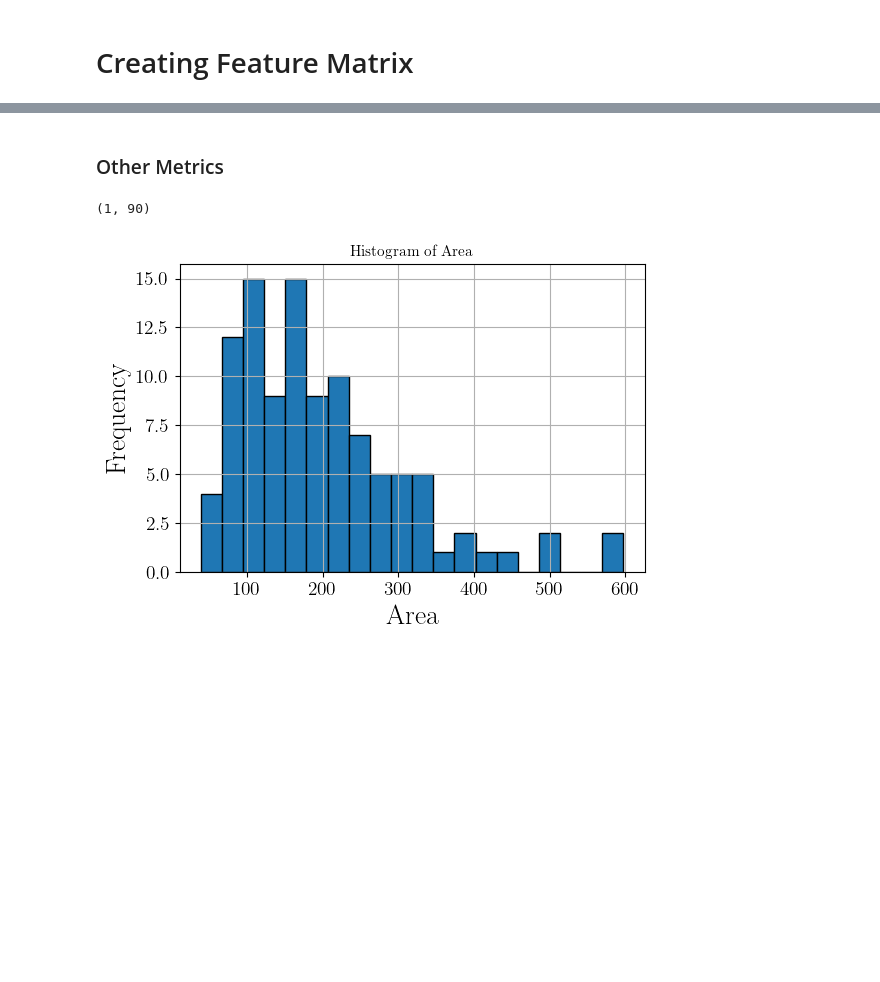
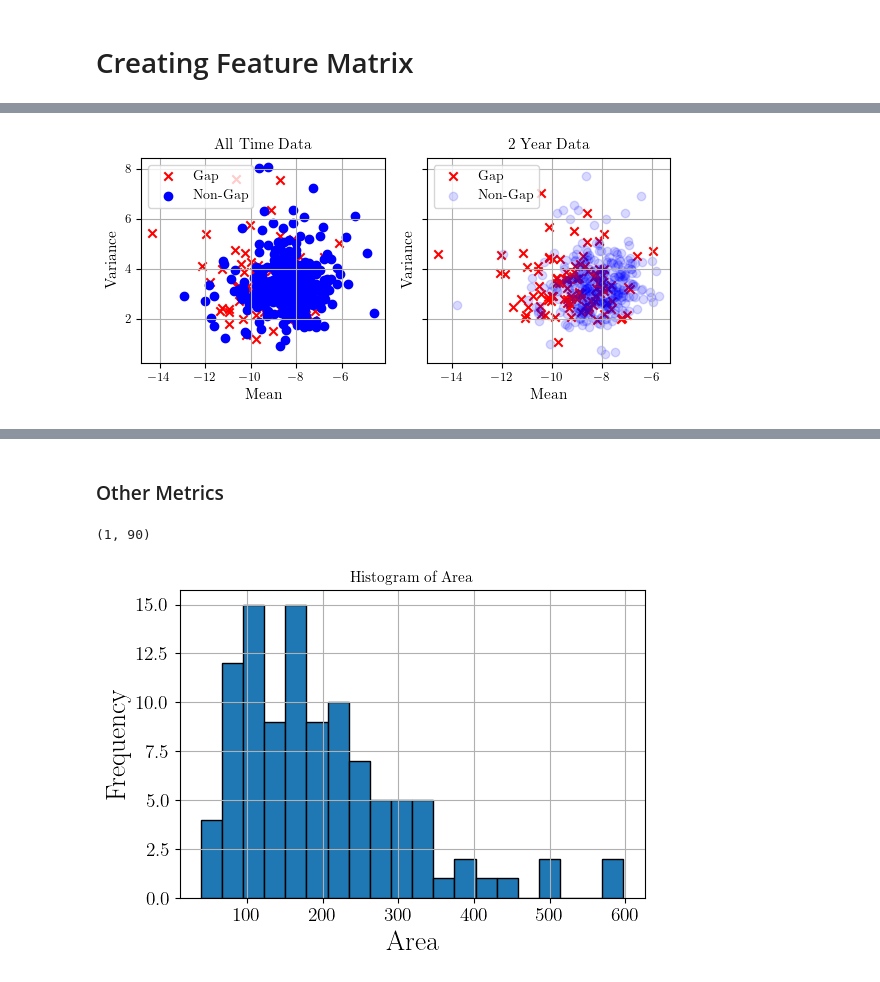
Before and after one commit to ol-webb/tree_gaps4, a Jupyter notebook: all_gaps_mk2/main1.ipynb, the cells around one changed output, grey strips where cells are left out. Drawn from its saved outputs; the diff is of its cells as text; code cells hidden in the pictures; blank space fills up the shorter version.

```diff
--- a/all_gaps_mk2/main1.ipynb
+++ b/all_gaps_mk2/main1.ipynb
@@ -707,0 +703,36 @@ X_df
+# %%
+def plot_side_by_side_scatter(X_df1, X_df2, title1, title2):
+    # Create a figure with two subplots
+    fig, (ax1, ax2) = plt.subplots(1, 2, figsize=(6,3), sharey=True)
+
+    # Plot for the first dataframe
+    gap_points1 = X_df1[X_df1['gap'] == 1]
+    non_gap_points1 = X_df1[X_df1['gap'] == 0]
+
+    ax1.scatter(gap_points1['mean'], gap_points1['variance'], color='red', marker='x', label='Gap')
+    ax1.scatter(non_gap_points1['mean'], non_gap_points1['variance'], color='blue', marker='o', label='Non-Gap')
+    ax1.set_xlabel('Mean')
+    ax1.set_ylabel('Variance')
+    ax1.set_title(title1)
+    ax1.legend()
+    ax1.grid(True)
+
+    # Plot for the second dataframe
+    gap_points2 = X_df2[X_df2['gap'] == 1]
+    non_gap_points2 = X_df2[X_df2['gap'] == 0]
+
+    ax2.scatter(gap_points2['mean'], gap_points2['variance'], color='red', marker='x', label='Gap')
+    ax2.scatter(non_gap_points2['mean'], non_gap_points2['variance'], color='blue', marker='o', label='Non-Gap',alpha=0.15)
+    ax2.set_xlabel('Mean')
+    ax2.set_ylabel('Variance')
+    ax2.set_title(title2)
+    ax2.legend()
+    ax2.grid(True)
+
+    plt.tight_layout()
+    plt.show()
+
+# Example usage
+plot_side_by_side_scatter(X_df_alltime, X_df_2yr, 'All Time Data', '2 Year Data')
+# %% [output]
+[figure, added]
```
Also changed, not shown: parts of 10 cells of this notebook, 2 other files.
